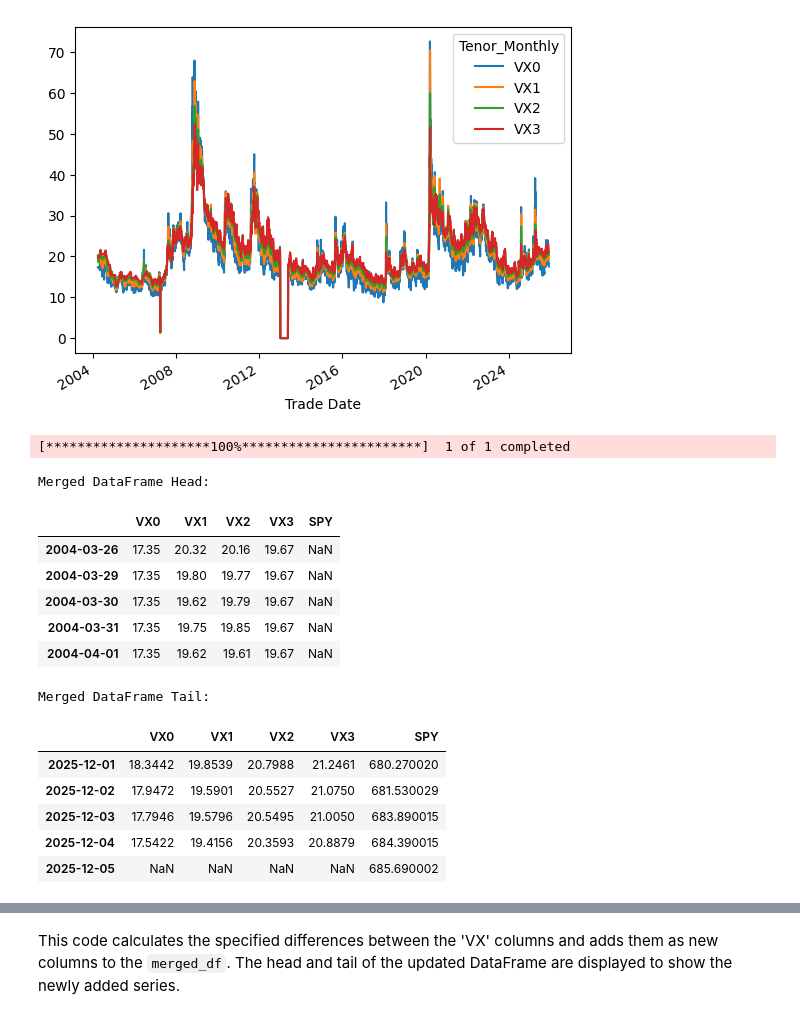
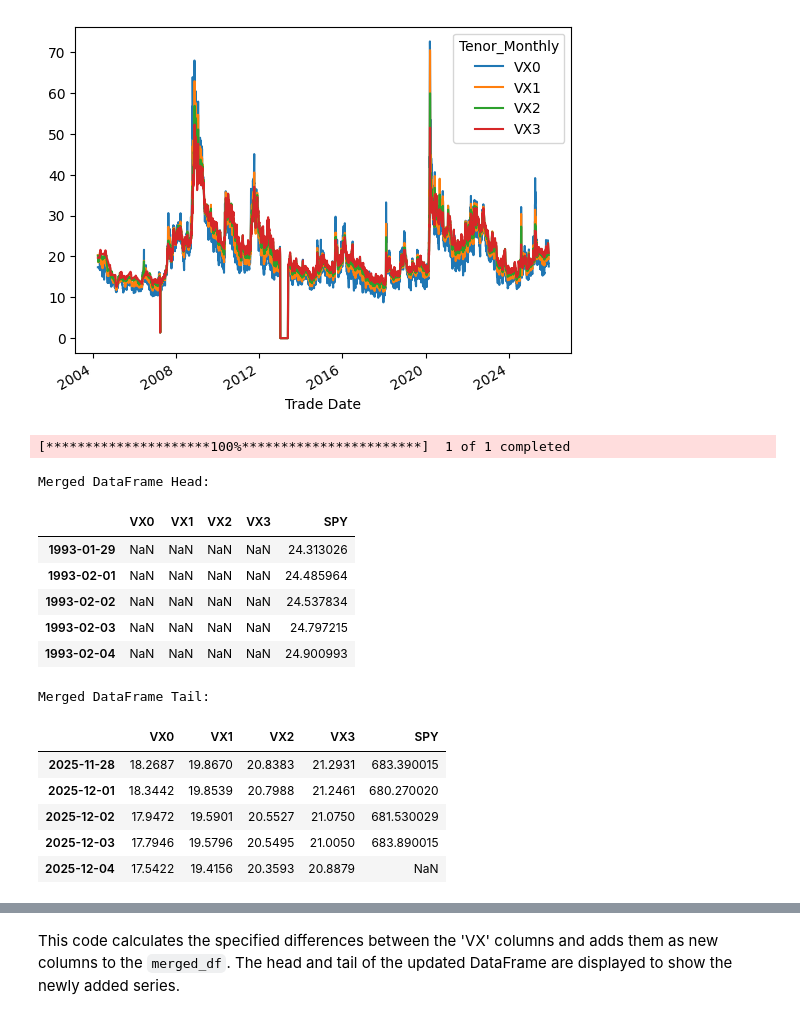
Before and after one commit to nikolas-joyce/VIX_Term_structure_Signals, a Jupyter notebook: VIX_term_structure_shift_Signals.ipynb, the cells around one changed output, grey strips where cells are left out. Saved outputs shown, nothing was run; the diff lists cells and outputs as text; code cells hidden in the pictures.

```diff
--- a/VIX_term_structure_shift_Signals.ipynb
+++ b/VIX_term_structure_shift_Signals.ipynb
@@ -571,43 +571,48 @@ vix_futures_series_interpolated.plot()
 # %%
 import yfinance as yf
 import pandas as pd
 
-# 1. Download SPY adjusted close data
-spy_data = yf.download('SPY', interval='1d')
+# Define start and end dates based on the merged_df index
+start_date_vix = merged_df.index.min().strftime('%Y-%m-%d')
+end_date = merged_df.index.max().strftime('%Y-%m-%d')
+
+# 1. Download SPY adjusted close data for the specified date range
+# Start SPY data at 1993-01-01 as requested
+spy_data = yf.download('SPY', start='1993-01-01', end=end_date, interval='1d')
 
 # 2. Extract 'Close' column, which contains adjusted close prices when auto_adjust=True
 spy_adj_close = spy_data['Close']
-# Directly assign the name to the Series to avoid issues with .rename()
+# Directly assign the name to the Series
 spy_adj_close.name = 'SPY_Adj_Close'
 
 # 3. Merge with vix_futures_series_interpolated
 # Use an outer join to keep all dates from both DataFrames, filling NaNs where data is missing in one.
 merged_df = vix_futures_series_interpolated.merge(spy_adj_close,
                                                  left_index=True,
                                                  right_index=True,
                                                  how='outer')
 
 print("Merged DataFrame Head:")
 display(merged_df.head())
 
 print("\nMerged DataFrame Tail:")
 display(merged_df.tail())
 # %% [output]
 [*********************100%***********************]  1 of 1 completed
 Merged DataFrame Head:
 |  | VX0 | VX1 | VX2 | VX3 | SPY |
-| 2004-03-26 | 17.35 | 20.32 | 20.16 | 19.67 | NaN |
-| 2004-03-29 | 17.35 | 19.80 | 19.77 | 19.67 | NaN |
-| 2004-03-30 | 17.35 | 19.62 | 19.79 | 19.67 | NaN |
-| 2004-03-31 | 17.35 | 19.75 | 19.85 | 19.67 | NaN |
-| 2004-04-01 | 17.35 | 19.62 | 19.61 | 19.67 | NaN |
+| 1993-01-29 | NaN | NaN | NaN | NaN | 24.313026 |
+| 1993-02-01 | NaN | NaN | NaN | NaN | 24.485964 |
+| 1993-02-02 | NaN | NaN | NaN | NaN | 24.537834 |
+| 1993-02-03 | NaN | NaN | NaN | NaN | 24.797215 |
+| 1993-02-04 | NaN | NaN | NaN | NaN | 24.900993 |
 Merged DataFrame Tail:
 |  | VX0 | VX1 | VX2 | VX3 | SPY |
+| 2025-11-28 | 18.2687 | 19.8670 | 20.8383 | 21.2931 | 683.390015 |
 | 2025-12-01 | 18.3442 | 19.8539 | 20.7988 | 21.2461 | 680.270020 |
 | 2025-12-02 | 17.9472 | 19.5901 | 20.5527 | 21.0750 | 681.530029 |
 | 2025-12-03 | 17.7946 | 19.5796 | 20.5495 | 21.0050 | 683.890015 |
-| 2025-12-04 | 17.5422 | 19.4156 | 20.3593 | 20.8879 | 684.390015 |
-| 2025-12-05 | NaN | NaN | NaN | NaN | 685.690002 |
+| 2025-12-04 | 17.5422 | 19.4156 | 20.3593 | 20.8879 | NaN |
 # %%
 # Calculate the new difference series
 merged_df['VX1-VX0'] = merged_df['VX1'] - merged_df['VX0']
```
Also changed, not shown: parts of 11 cells of this notebook.
